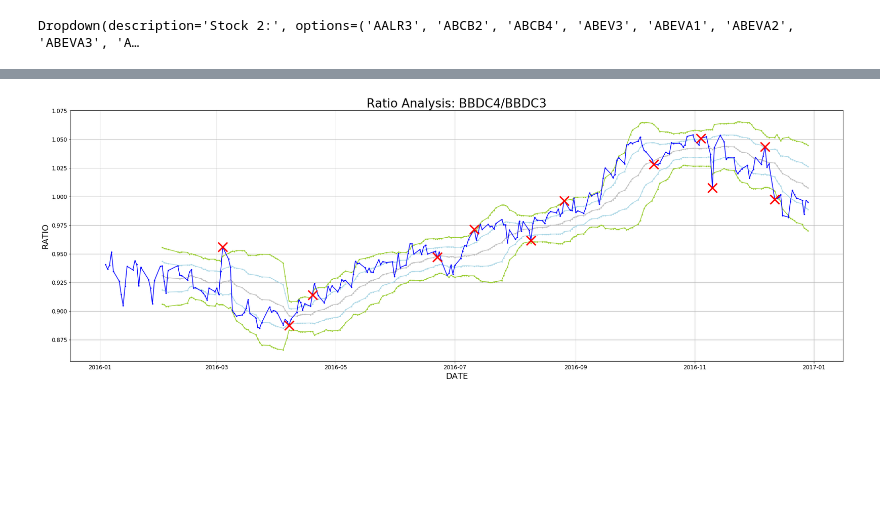
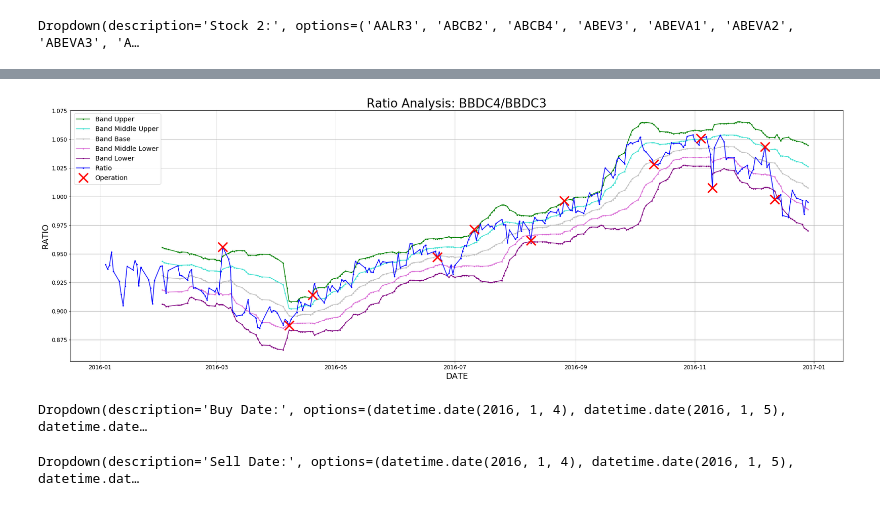
Before and after one commit to candreoliveira/bovespa, a Jupyter notebook: notebooks/Ratio Analysis.ipynb, the cells around one changed output, grey strips where cells are left out. Cells and saved outputs as stored; diff of their text form; code cells hidden in the pictures; blank space fills up the shorter version.

Commit message:
feat(middleBands): Add middle bands and result analysis

```diff
--- a/notebooks/Ratio Analysis.ipynb
+++ b/notebooks/Ratio Analysis.ipynb
@@ -13,24 +13,34 @@ from ipywidgets import interact, interactive, fixed, interact_manual
 import ipywidgets as widgets
 # %%
 class Indicator:
+    @classmethod
+    def netincome(self, df, price_attr, date_attr, **kwargs):
+        buy_date = (kwargs.get("buy_date") or df[date_attr][0])
+        sell_date = (kwargs.get("sell_date") or df[date_attr][df[date_attr].size - 1])
+        Netincome = pd.Series(0, index = df.index, name = (kwargs.get("netincome_name") or "NET_INCOME"))
+
+        for idx, value in df.iteritems():
+            print("--", value)
+
     @classmethod
     def bbands(self, df, price_attr, n, nstd, nresult, **kwargs):
         MA = pd.Series(df[price_attr].rolling(window=n).mean())
         MSD = pd.Series(df[price_attr].rolling(window=n).std())
 
-        Base = pd.Series(MA, name = kwargs["base_name"])
-        Middle_upper = pd.Series(MA + MSD * nstd/2, name = kwargs["middle_upper_name"])
-        Middle_lower = pd.Series(MA - MSD * nstd/2, name = kwargs["middle_lower_name"])
-        Upper = pd.Series(MA + MSD * nstd, name = kwargs["upper_name"])
-        Lower = pd.Series(MA - MSD * nstd, name = kwargs["lower_name"])
+        Base = pd.Series(MA, name = (kwargs.get("base_name") or "BASE"))
+        Middle_upper = pd.Series(MA + MSD * nstd/2, name = (kwargs.get("middle_upper_name") or "MIDDLE_UPPER"))
+        Middle_lower = pd.Series(MA - MSD * nstd/2, name = (kwargs.get("middle_lower_name") or "MIDDLE_LOWER"))
+        Upper = pd.Series(MA + MSD * nstd, name = (kwargs.get("upper_name") or "UPPER"))
+        Lower = pd.Series(MA - MSD * nstd, name = (kwargs.get("lower_name") or "LOWER"))
 
-        Trend = pd.Series(0, index = Lower.index, name = kwargs["trend_name"])
-        Result = pd.Series(None, index = Lower.index, name = kwargs["result_name"])
+        Trend = pd.Series(0, index = Lower.index, name = (kwargs.get("trend_name") or "TREND"))
+        Result = pd.Series(None, index = Lower.index, name = (kwargs.get("result_name") or "RESULT"))
 
         last_result = None
         last_idx = None
         last_trend = None
-        for idx, dateidx in enumerate(Upper.index):
+
+        for idx, value in Upper.iteritems():
             if idx >= n:
                 # Trend/Result calculation
                 if ((last_trend != 1) and ((df[price_attr][idx] > Upper[idx]) or
@@ -156,23 +185,33 @@ df = pd.merge(df, bbands, left_index=True, right_index=True)
 # %%
 fig, ax = plt.subplots()
-ax.plot(df["DATE"], df['BBANDS_UPPER'], marker='o', markersize=2, color='yellowgreen')
-ax.plot(df["DATE"], df['BBANDS_MIDDLEUPPER'], marker='o', markersize=2, ls='solid', color='lightblue')
-ax.plot(df["DATE"], df['BBANDS_BASE'], marker='o', markersize=2, color='silver')
-ax.plot(df["DATE"], df['BBANDS_MIDDLELOWER'], marker='o', markersize=2, ls='solid', color='lightblue')
-ax.plot(df["DATE"], df['BBANDS_LOWER'], marker='o', markersize=2, color='yellowgreen')
-ax.plot(df["DATE"], df['RATIO'], marker='o', markersize=2, color='b')
-ax.plot(df["DATE"], df['BBANDS_RESULT'], marker='x', ls='None', ms=20, mec='r', mew=3, color='r')
+ax.plot(df["DATE"], df['BBANDS_UPPER'], marker='o', markersize=2, color='green', label='Band Upper')
+ax.plot(df["DATE"], df['BBANDS_MIDDLEUPPER'], marker='o', markersize=2, ls='solid', color='turquoise', label='Band Middle Upper')
+ax.plot(df["DATE"], df['BBANDS_BASE'], marker='o', markersize=2, color='silver', label='Band Base')
+ax.plot(df["DATE"], df['BBANDS_MIDDLELOWER'], marker='o', markersize=2, ls='solid', color='orchid', label='Band Middle Lower')
+ax.plot(df["DATE"], df['BBANDS_LOWER'], marker='o', markersize=2, color='purple', label='Band Lower')
+ax.plot(df["DATE"], df['RATIO'], marker='o', markersize=2, color='blue', label='Ratio')
+ax.plot(df["DATE"], df['BBANDS_RESULT'], marker='x', ls='None', ms=20, mec='r', mew=3, color='r', label='Operation')
 
 fig.set_size_inches(30,10)
 
 ax.set_xlabel("DATE", size=18)
 ax.set_ylabel("RATIO", size=18)
 ax.set_autoscale_on(True)
 ax.set_title("Ratio Analysis: " + formula, size=26)
 ax.tick_params(labelsize="large")
 ax.grid()
+ax.legend(fontsize='x-large')
 
 # fig.savefig("test.png")
 plt.show()
 # %% [output]
-[figure, old version]
+[figure, new version]
+# %%
+buy_date = Select()
+sell_date = Select()
+
+display(buy_date.get_dropdown(df.DATE, "Buy Date:"))
+display(sell_date.get_dropdown(df.DATE, "Sell Date:"))
+# %% [output]
+Dropdown(description='Buy Date:', options=(datetime.date(2016, 1, 4), datetime.date(2016, 1, 5), datetime.date…
+Dropdown(description='Sell Date:', options=(datetime.date(2016, 1, 4), datetime.date(2016, 1, 5), datetime.dat…
```
Also changed, not shown: parts of 3 cells of this notebook.
